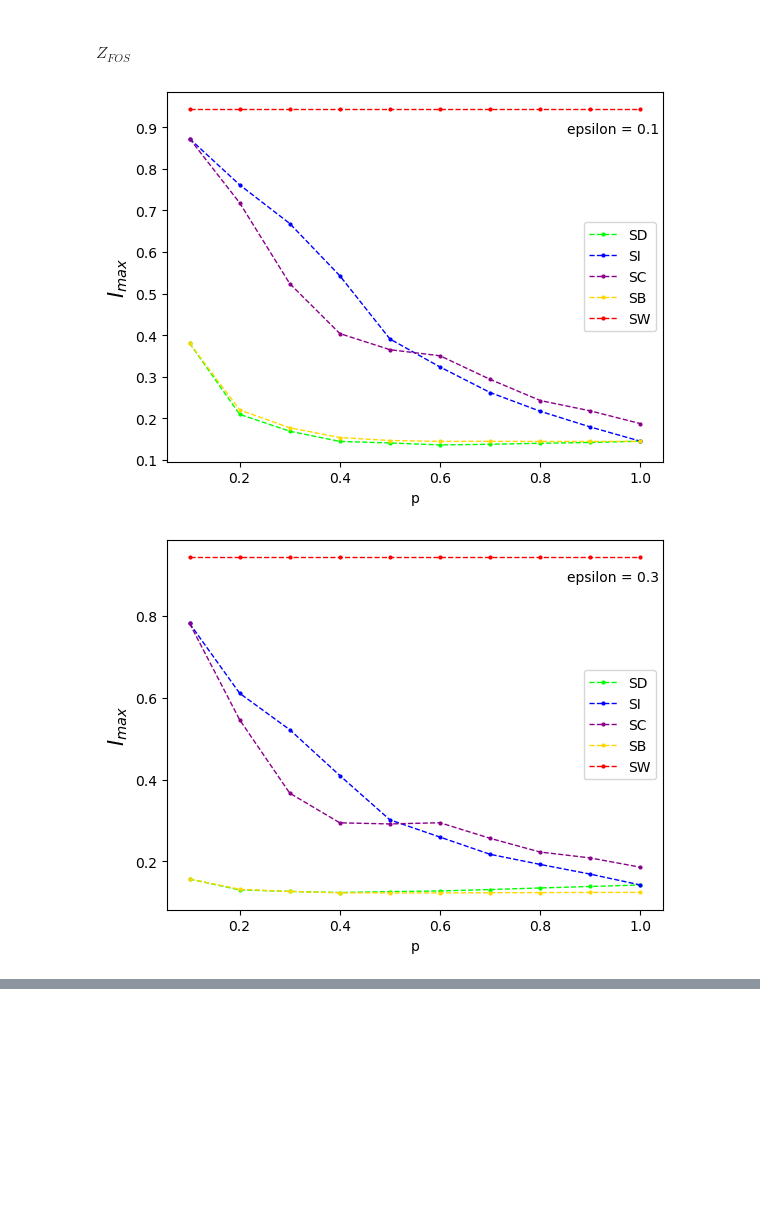
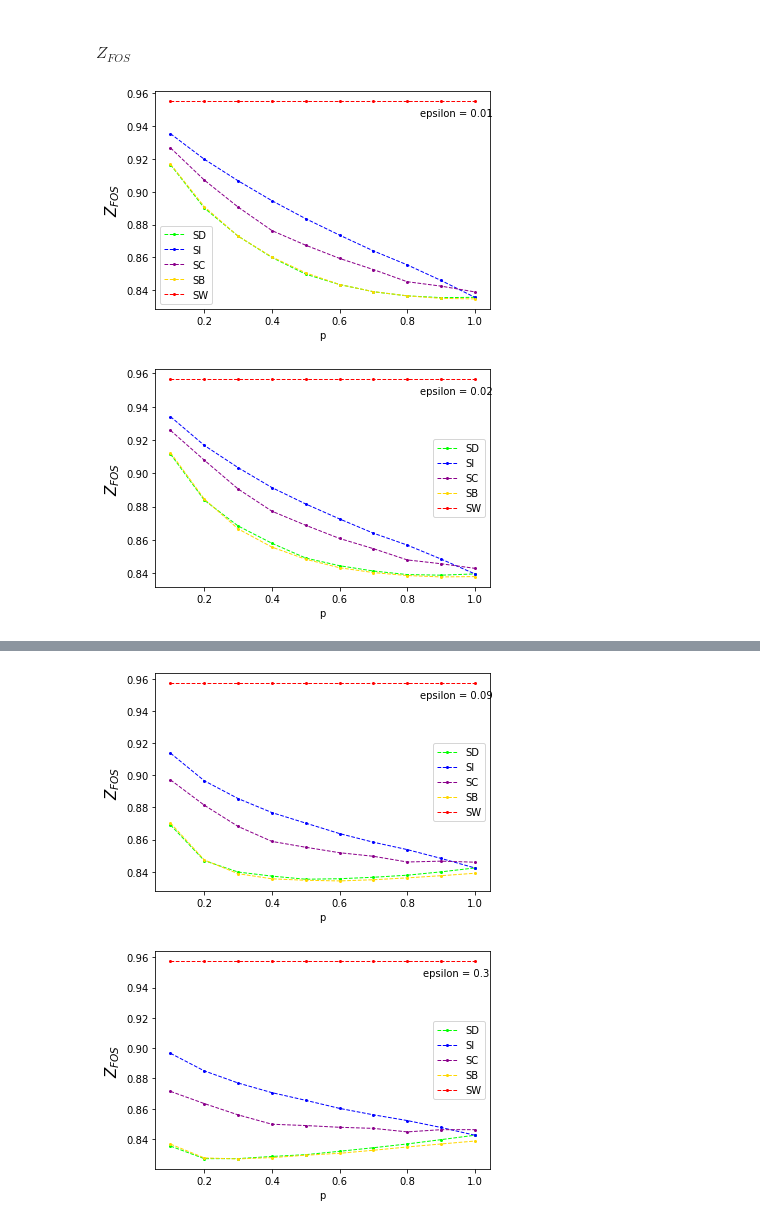
Before and after one commit to ashuthosh-bharadwaj/DPCN_Project, a Jupyter notebook: term_2.ipynb, the cells around one changed output, grey strips where cells are left out. Cells and saved outputs as stored; diff of their text form; code cells hidden in the pictures; blank space fills up the shorter version.

```diff
--- a/term_2.ipynb
+++ b/term_2.ipynb
@@ -553,7 +553,7 @@ for i in range(n):
 s0.append(0) # K
 step = 10
 
-for e in [0.01, 0.02, 0.04, 0.07, 0.09]:
+for e in [0.01, 0.02, 0.04, 0.09, 0.3]:
     I = [] # store all the infected people
     for y in tqdm(range(1,step+1)):
         P = [] # store all the probabilities for SW,SD,SI,SB,SC
@@ -641,7 +643,7 @@ for i in range(n):
 s0.append(0) # K
 step = 10
 
-for e in [0.01, 0.02, 0.04, 0.07, 0.09]:
+for e in [0.01, 0.02, 0.04, 0.09, 0.3]:
     Z = [] # store all the infected people
     for y in tqdm(range(1,step+1)):
         P = [] # store all the probabilities for SW,SD,SI,SB,SC
@@ -683,32 +685,32 @@ for e in [0.01, 0.02, 0.04, 0.07, 0.09]:
             p = P[j]
             if j == len(P): # no test kits
                 a1 = 0
             # print(j,p)
             # print(p)
             s = odeint(f, s0, t)
             K = s[:,-1]
             s = s[:,:-1]
             temp = np.zeros(len(t))
             for i in range(n):
                 y = 5*i
                 temp += 100 - s[:,y]
             Z.append(max(temp))
 
     names = ['SD', 'SI', 'SC', 'SB', 'SW']
     Zfos = np.array(Z)
     Z
     # convert into 2d array
     Zfos = Zfos.reshape(step,len(P))
     # colors are green blue dark yellow red and black
     colors = ['#00FF00', '#0000FF', '#8B008B', '#FFD700', '#FF0000', '#000000']
     for j in range(len(P)):
         plt.plot(np.linspace(1,step,step)/10, Zfos[:,j]/(100*n), label=names[j], color=colors[j],marker='o', markersize=2,linestyle='dashed', linewidth=1)
     plt.legend()
     plt.xlabel('p')
     plt.ylabel('$Z_{FOS}$',size=15)
     # add text
     plt.text(0.9, 0.9, f'epsilon = {e}', horizontalalignment='center', verticalalignment='center', transform=plt.gca().transAxes)
     plt.show()
 # %% [output]
-[figure, old version]
+[figure, new version]
-[figure, old version]
+[figure, new version]
@@ -715,0 +718,2 @@ for e in [0.01, 0.02, 0.04, 0.07, 0.09]:
+[figure, added]
+[figure, added]
```
Also changed, not shown: parts of 5 cells of this notebook.
